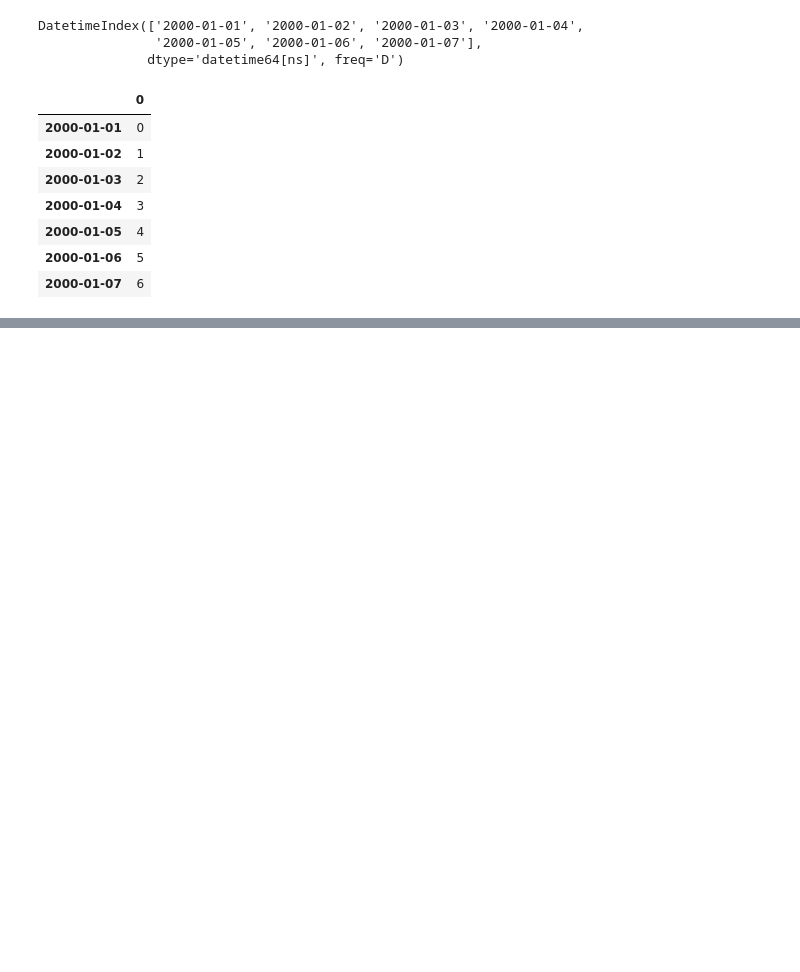
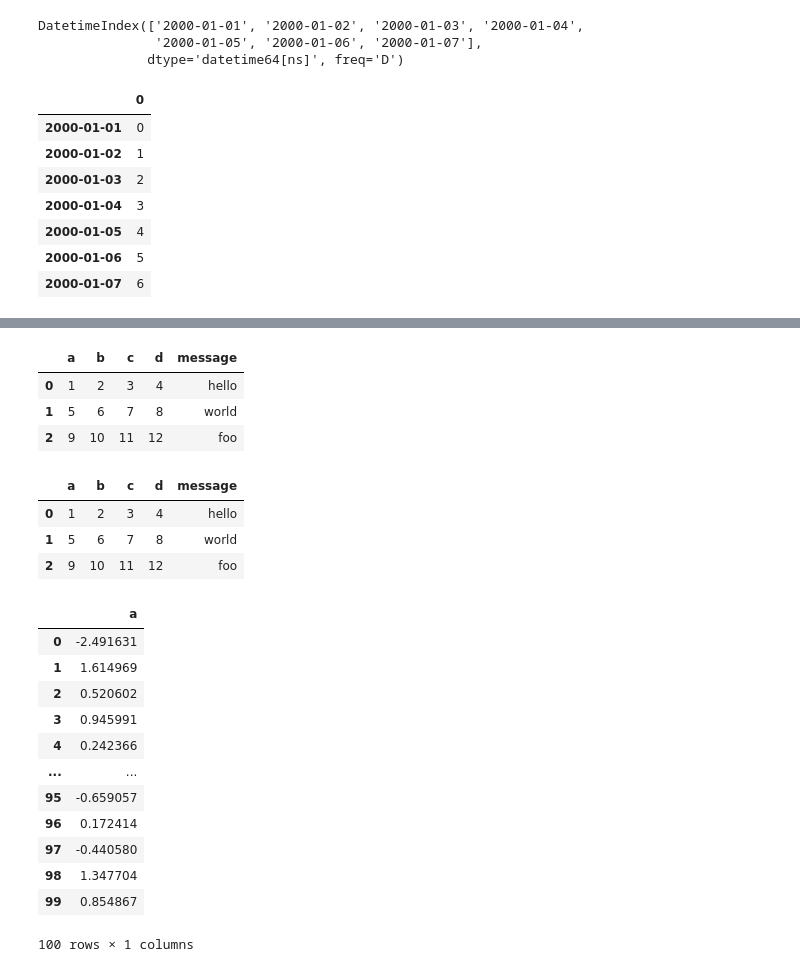
Before and after one commit to Kaiquenakao/dados-armazenagem-formato, a Jupyter notebook: Dados_armazenagem_formatos.ipynb, the cells around one changed output, grey strips where cells are left out. Drawn from its saved outputs; the diff is of its cells as text; code cells hidden in the pictures; blank space fills up the shorter version.

```diff
--- a/Dados_armazenagem_formatos.ipynb
+++ b/Dados_armazenagem_formatos.ipynb
@@ -440,0 +534,8 @@ result['siblings']
+# %%
+frame = pd.read_csv('examples/ex1.csv')
+frame
+# %% [output]
+|  | a | b | c | d | message |
+| 0 | 1 | 2 | 3 | 4 | hello |
+| 1 | 5 | 6 | 7 | 8 | world |
+| 2 | 9 | 10 | 11 | 12 | foo |
@@ -440,0 +544,7 @@ result['siblings']
+# %%
+pd.read_pickle('examples/frame_pickle') # é recomendado apenas como um formato de armazenagem de curta duração
+# %% [output]
+|  | a | b | c | d | message |
+| 0 | 1 | 2 | 3 | 4 | hello |
+| 1 | 5 | 6 | 7 | 8 | world |
+| 2 | 9 | 10 | 11 | 12 | foo |
@@ -440,0 +553,17 @@ result['siblings']
+# %%
+frame = pd.DataFrame({'a': np.random.randn(100)})
+frame
+# %% [output]
+|  | a |
+| 0 | -2.491631 |
+| 1 | 1.614969 |
+| 2 | 0.520602 |
+| 3 | 0.945991 |
+| 4 | 0.242366 |
+| ... | ... |
+| 95 | -0.659057 |
+| 96 | 0.172414 |
+| 97 | -0.440580 |
+| 98 | 1.347704 |
+| 99 | 0.854867 |
+100 rows × 1 columns
```
Also changed, not shown: parts of 90 cells of this notebook, 5 other files.
